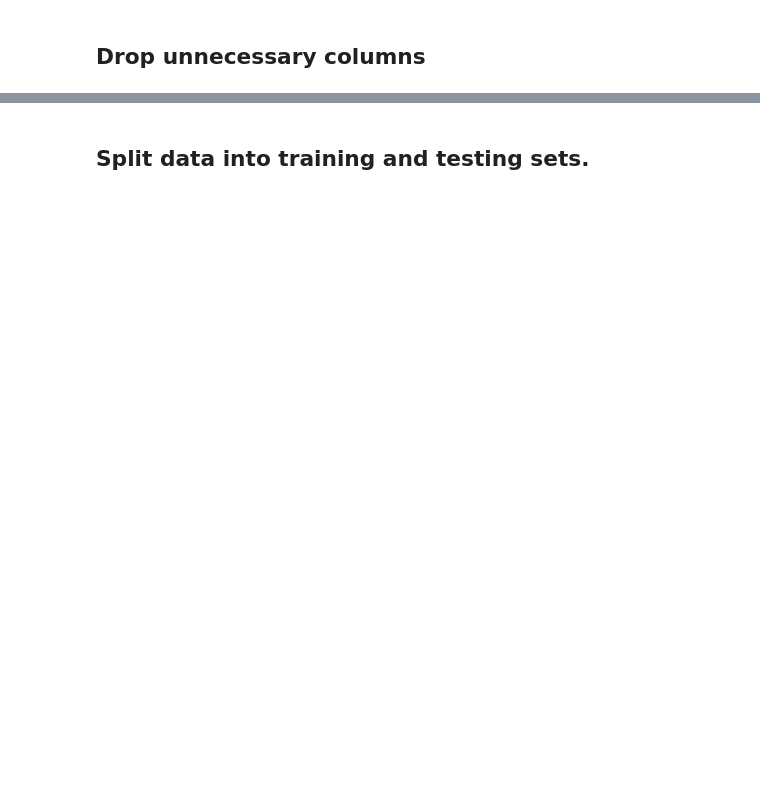
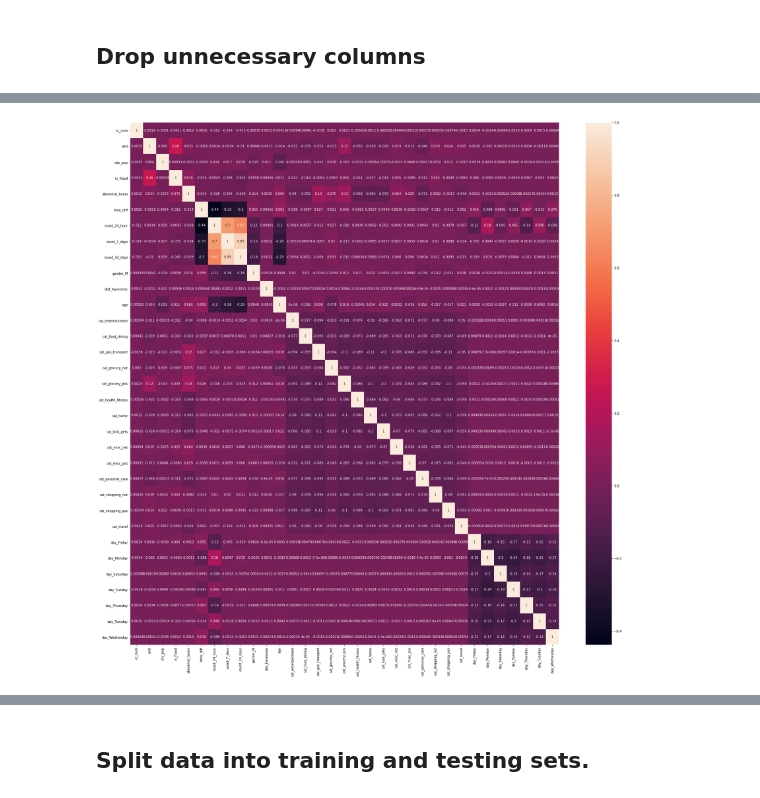
Before and after one commit to cchung106/Capstone-Two, a Jupyter notebook: Notebooks/03_preprocessing_and_training.ipynb, the cells around one changed output, grey strips where cells are left out. Cells and saved outputs as stored; diff of their text form; code cells hidden in the pictures; blank space fills up the shorter version.

```diff
--- a/Notebooks/03_preprocessing_and_training.ipynb
+++ b/Notebooks/03_preprocessing_and_training.ipynb
@@ -41,15 +77,15 @@ df = pd.concat([df, state_dummies], axis=1)
+# %%
+# get dummies for 'category'
+cat_dummies = pd.get_dummies(df['category'],prefix='cat')
+
+# Concatenate one-hot encoded dataframe to main dataframe.
+df = pd.concat([df, cat_dummies], axis=1)
 # %%
 # get dummies for 'day_of_week'
 day_dummies = pd.get_dummies(df['day_of_week'],prefix='day')
 
 # Concatenate one-hot encoded dataframe to main dataframe.
 df = pd.concat([df, day_dummies], axis=1)
-# %%
-# get dummies for 'month'
-month_dummies = pd.get_dummies(df['month'],prefix='month')
-
-# Concatenate one-hot encoded dataframe to main dataframe.
-df = pd.concat([df, month_dummies], axis=1)
 # %%
 df.info()
 # %% [output]
@@ -61,7 +109,7 @@ memory usage: 511.4+ MB
 # %% [markdown]
 ## Drop unnecessary columns
 # %%
-drop_columns = ['val_mean_amt', 'state', 'job', 'dob', 'day_of_week', 'month', 'hour', 'distance', 'distance2', 'lat', 'long', 'merch_lat', 'merch_long']
+drop_columns = ['street', 'city', 'state', 'zip', 'lat', 'long', 'job', 'dob', 'unix_time', 'merch_lat', 'merch_long', 'trans_hour', 'day_of_week', 'year_month']
 df.drop(drop_columns, axis = 1, inplace=True)
 # %%
 df.info()
@@ -85,0 +134,8 @@ memory usage: 383.0+ MB
+# %%
+corr = df.corr()
+# %%
+fig, ax = plt.subplots(figsize=(30,30))
+sns.heatmap(corr, annot=True)
+plt.show()
+# %% [output]
+[figure, added]
```
Also changed, not shown: parts of 54 cells of this notebook.
